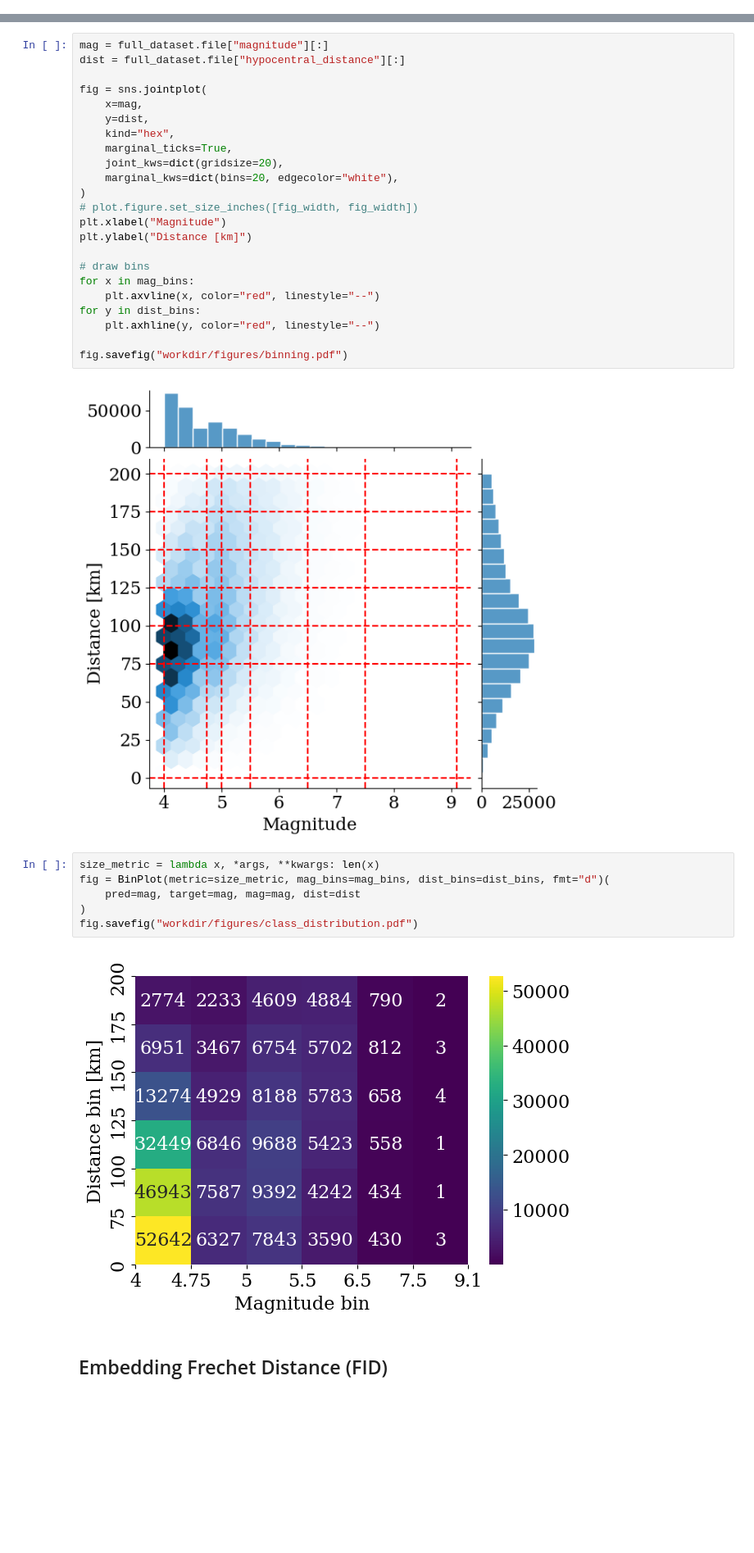
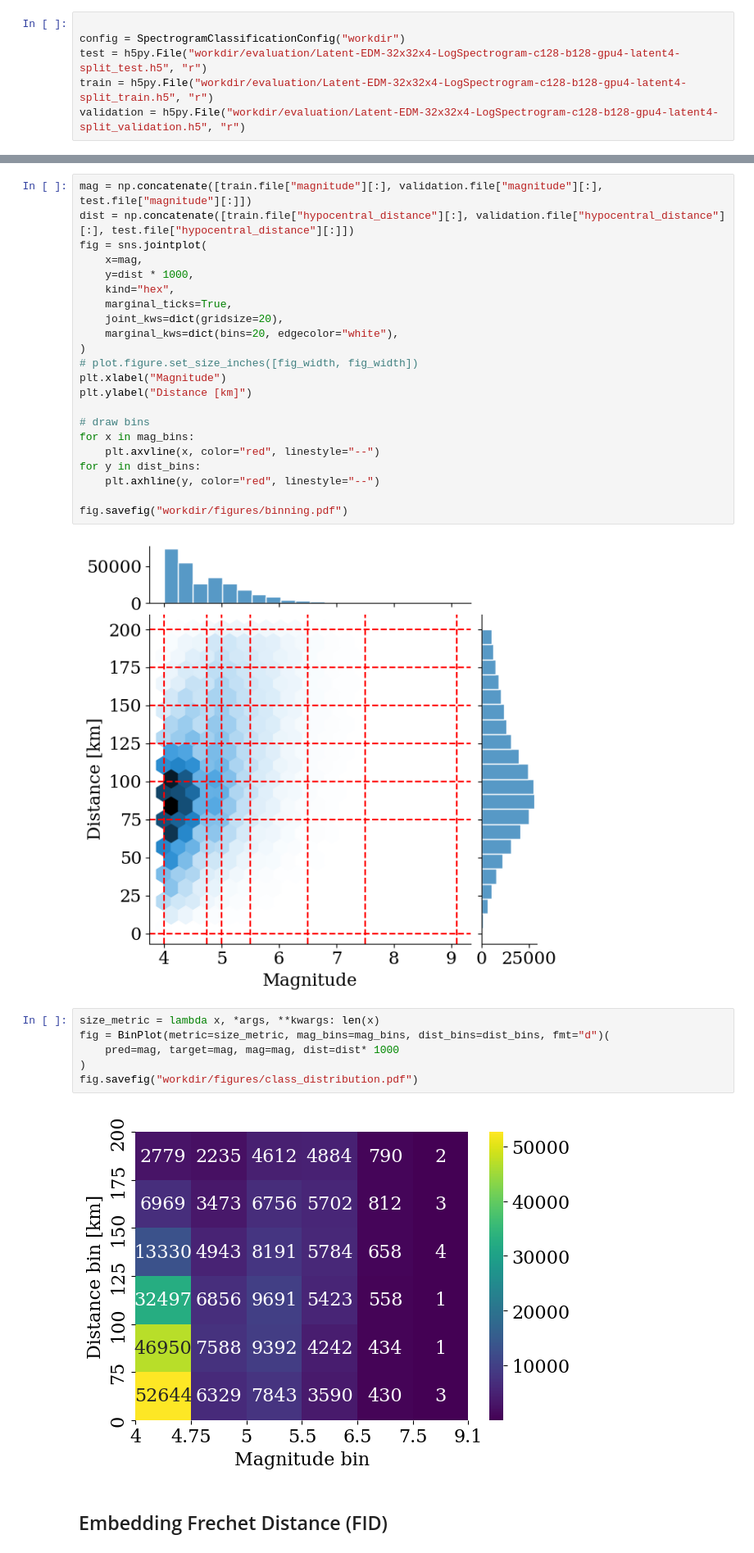
Before and after one commit to highfem/tqdne, a Jupyter notebook: experiments/evaluation.ipynb, the cells around one changed output, grey strips where cells are left out. Shown at 82% size. Cells and saved outputs as stored; diff of their text form; blank space fills up the shorter version.

```diff
--- a/experiments/evaluation.ipynb
+++ b/experiments/evaluation.ipynb
@@ -37,0 +16,6 @@ test = h5py.File("workdir/evaluation/Latent-EDM-LogSpectrogram-split_test.h5", "
+# %%
+
+config = SpectrogramClassificationConfig("workdir")
+test = h5py.File("workdir/evaluation/Latent-EDM-32x32x4-LogSpectrogram-c128-b128-gpu4-latent4-split_test.h5", "r")
+train = h5py.File("workdir/evaluation/Latent-EDM-32x32x4-LogSpectrogram-c128-b128-gpu4-latent4-split_train.h5", "r")
+validation = h5py.File("workdir/evaluation/Latent-EDM-32x32x4-LogSpectrogram-c128-b128-gpu4-latent4-split_validation.h5", "r")
@@ -77,12 +60,11 @@ rcParams["font.size"] = 16
 ## Data distribution
 Create the plot for the binning of the data and the heatmap for the number of samples in each bin.
 # %%
-mag = full_dataset.file["magnitude"][:]
-dist = full_dataset.file["hypocentral_distance"][:]
-
+mag = np.concatenate([train.file["magnitude"][:], validation.file["magnitude"][:], test.file["magnitude"][:]])
+dist = np.concatenate([train.file["hypocentral_distance"][:], validation.file["hypocentral_distance"][:], test.file["hypocentral_distance"][:]])
 fig = sns.jointplot(
     x=mag,
-    y=dist,
+    y=dist * 1000,
     kind="hex",
     marginal_ticks=True,
     joint_kws=dict(gridsize=20),
@@ -104,11 +86,11 @@ fig.savefig("workdir/figures/binning.pdf")
 # %%
 size_metric = lambda x, *args, **kwargs: len(x)
 fig = BinPlot(metric=size_metric, mag_bins=mag_bins, dist_bins=dist_bins, fmt="d")(
-    pred=mag, target=mag, mag=mag, dist=dist
+    pred=mag, target=mag, mag=mag, dist=dist* 1000
 )
 fig.savefig("workdir/figures/class_distribution.pdf")
 # %% [output]
-[figure, old version]
+[figure, new version]
 # %% [markdown]
 ## Embedding Frechet Distance (FID)
 # %%
```
Also changed, not shown: parts of 14 cells of this notebook, 16 other files.
